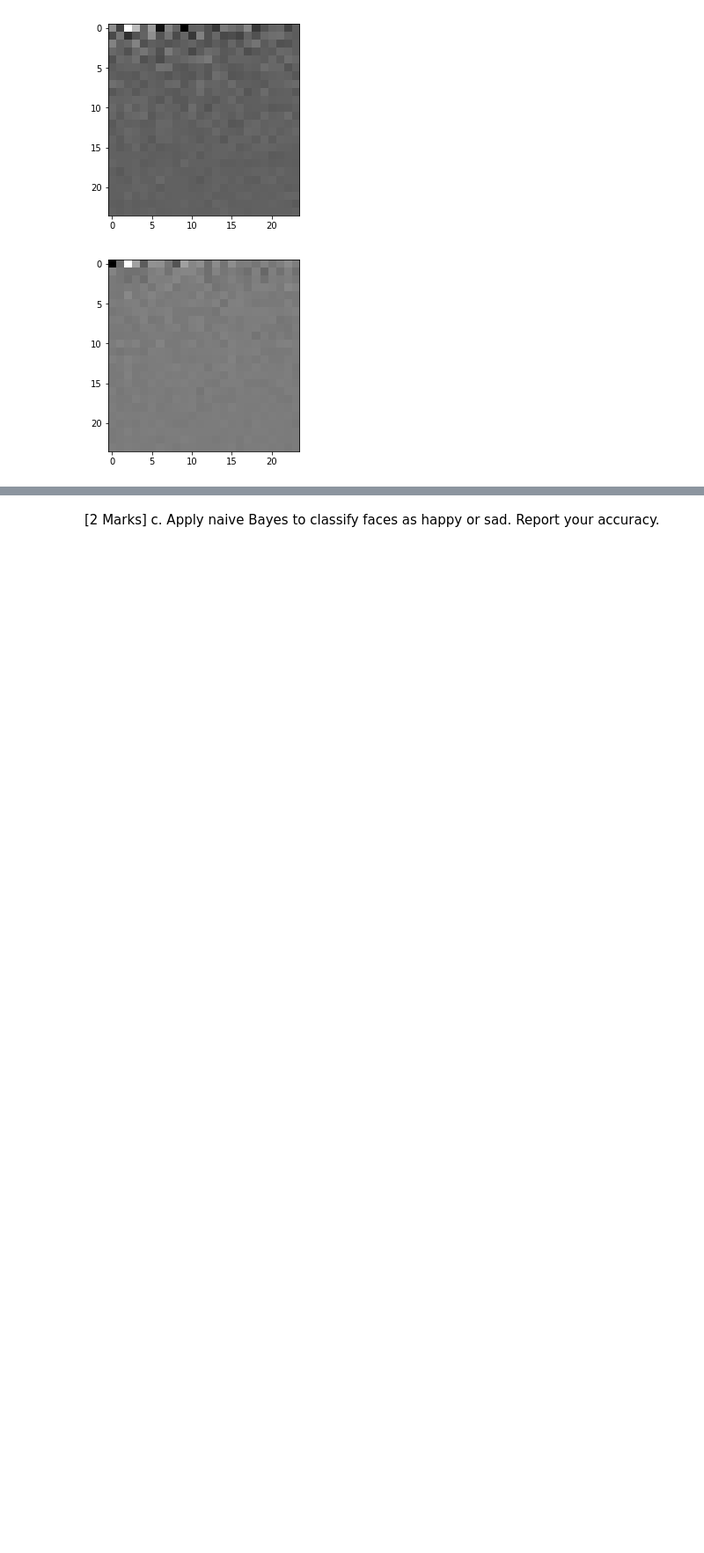
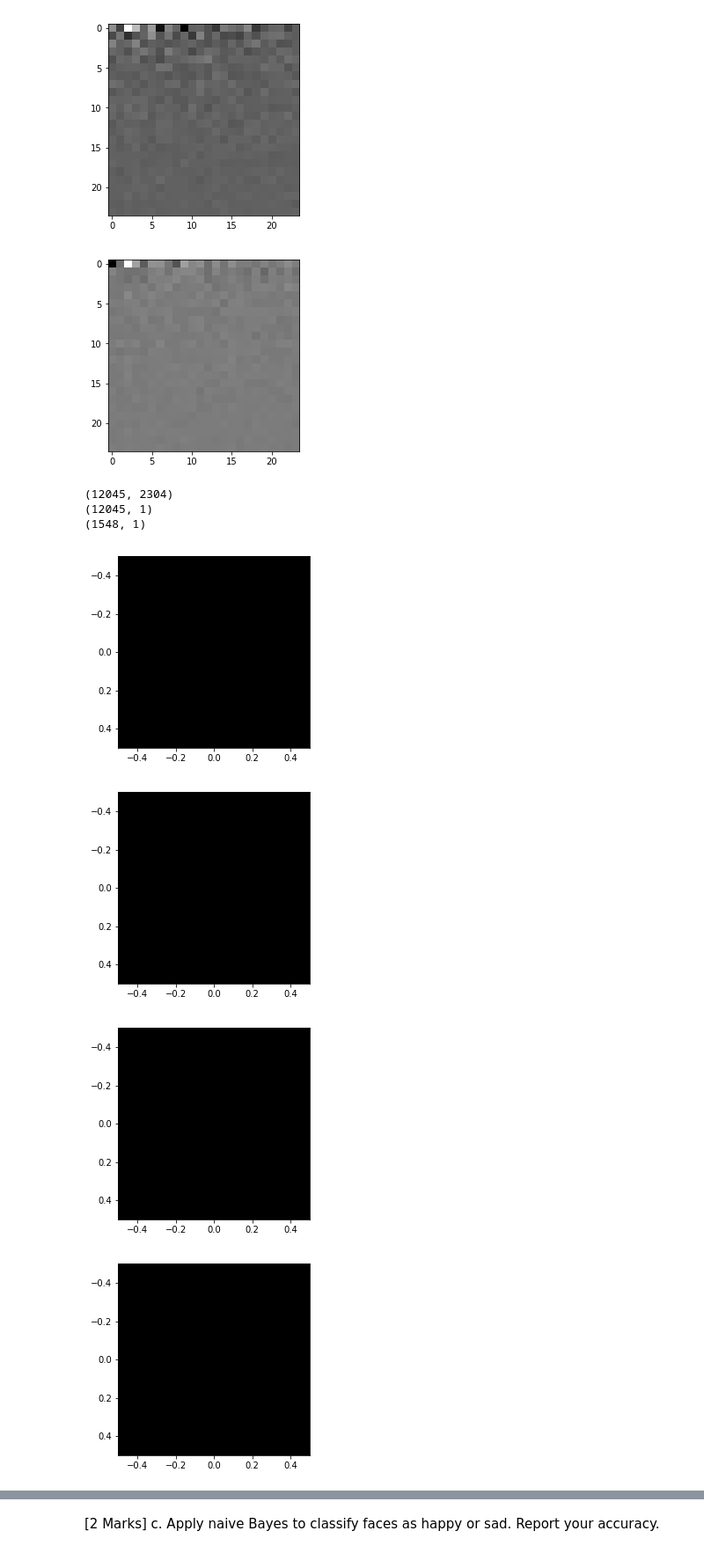
Before and after one commit to AndrewBenson98/CPS803-A2, a Jupyter notebook: A2_starterfile.ipynb, the cells around one changed output, grey strips where cells are left out. Shown at 88% size. Cells and saved outputs as stored; diff of their text form; code cells hidden in the pictures; blank space fills up the shorter version.

```diff
--- a/A2_starterfile.ipynb
+++ b/A2_starterfile.ipynb
@@ -187,23 +190,31 @@ for i in range(7):
 [figure]
 # %%
 # #LDA
-# from sklearn.discriminant_analysis import LinearDiscriminantAnalysis
-# new_size = 24
-# lda = LinearDiscriminantAnalysis() #n_components =new_size*new_size
-# pComponentsLDA = lda.fit(x_happy_sad_training,y_happy_sad_training)
+from sklearn.discriminant_analysis import LinearDiscriminantAnalysis
+#new_size = 24
+print(x_happy_sad_training.shape)
+lda = LinearDiscriminantAnalysis(n_components=1) #n_components =new_size*new_size
+pComponentsLDA = lda.fit(x_happy_sad_training,y_happy_sad_training)
+x_happy_sad_trainingLDA = lda.transform(x_happy_sad_training)
+x_happy_sad_testingLDA = lda.transform(x_happy_sad_testing)
 
-# x_happy_sad_trainingLDA = lda.transform(x_happy_sad_training)
-# x_happy_sad_testingLDA = lda.transform(x_happy_sad_testing)
+#print(len(lda[0]))
+print(x_happy_sad_trainingLDA.shape)
+print(x_happy_sad_testingLDA.shape)
 
-# #print(len(lda[0]))
-# print(x_happy_sad_trainingLDA.shape)
-# print(x_happy_sad_testingLDA.shape)
+for i in range(7):
+    randIndex = np.random.randint(0,1000)
+    sample1 = x_happy_sad_trainingLDA[randIndex]
+    #print(sample1)
+    sample1 = sample1.reshape(1, 1)
 
-# for i in range(7):
-#     randIndex = np.random.randint(0,1000)
-#     sample1 = x_happy_sad_trainingLDA[randIndex]
-#     print(sample1)
-#     sample1 = sample1.reshape(new_size, new_size)
-
-#     plt.imshow(sample1, cmap='gray')
-#     plt.show()
+    plt.imshow(sample1, cmap='gray')
+    plt.show()
+# %% [output]
+(12045, 2304)
+(12045, 1)
+(1548, 1)
+[figure, added]
+[figure, added]
+[figure, added]
+[figure, added]
```
Also changed, not shown: parts of 9 cells of this notebook.
